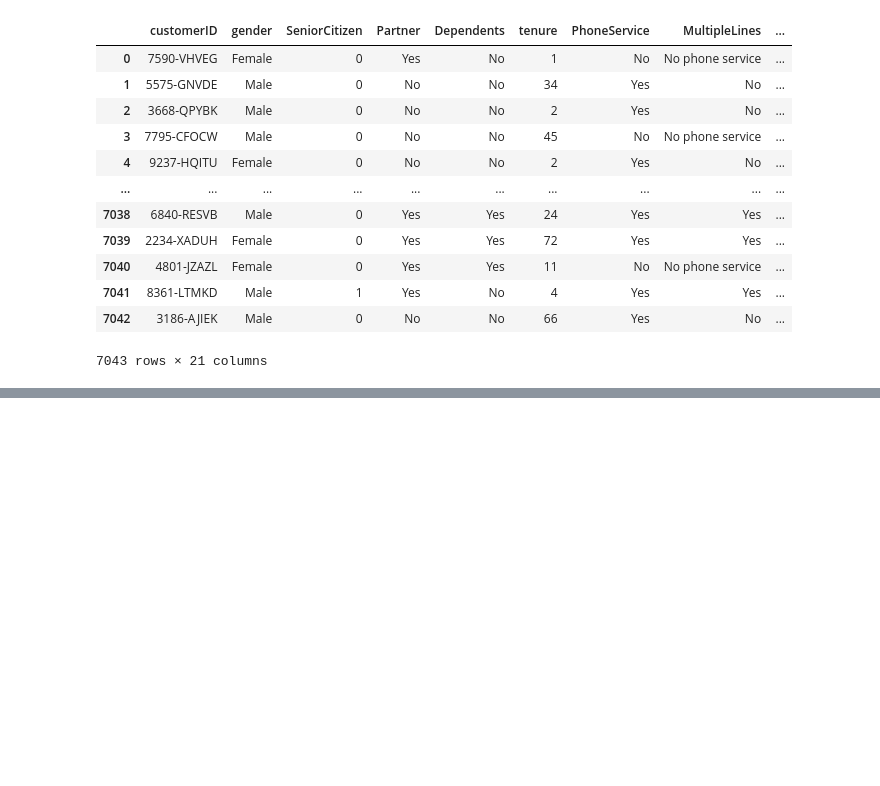
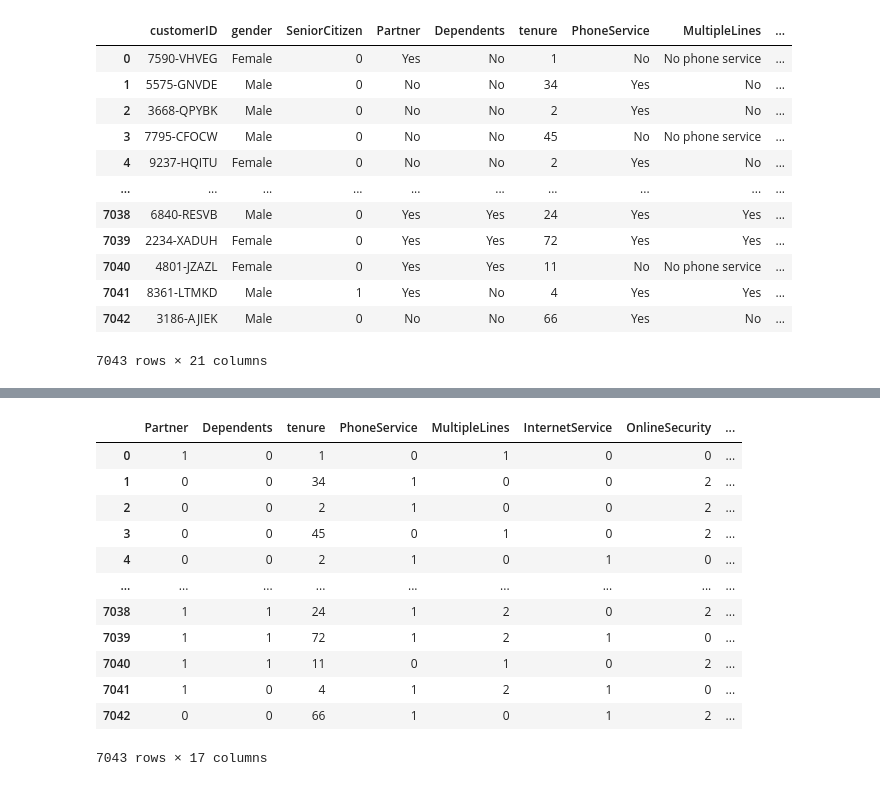
Before and after one commit to Pride-Akana/Spam-model, a Jupyter notebook: Other Project/churn_predition.ipynb, the cells around one changed output, grey strips where cells are left out. Drawn from its saved outputs; the diff is of its cells as text; code cells hidden in the pictures; blank space fills up the shorter version.

```diff
--- a/Other Project/churn_predition.ipynb
+++ b/Other Project/churn_predition.ipynb
@@ -24,0 +61,24 @@ churn_data
+# %%
+from sklearn.preprocessing import LabelEncoder
+encoded_data = {}
+list = ["Partner", "Dependents", "PhoneService", "MultipleLines", "InternetService", "OnlineSecurity", "OnlineBackup","DeviceProtection","TechSupport", "StreamingTV",	"Contract", "PaperlessBilling", "PaymentMethod", "Churn"]
+for col in list:
+ encoder = LabelEncoder()
+ churn_data[col] = encoder.fit_transform(churn_data[col])
+ encoded_data[col] = encoder
+# %%
+churn_data
+# %% [output]
+|  | Partner | Dependents | tenure | PhoneService | MultipleLines | InternetService | OnlineSecurity | ... |
+| 0 | 1 | 0 | 1 | 0 | 1 | 0 | 0 | ... |
+| 1 | 0 | 0 | 34 | 1 | 0 | 0 | 2 | ... |
+| 2 | 0 | 0 | 2 | 1 | 0 | 0 | 2 | ... |
+| 3 | 0 | 0 | 45 | 0 | 1 | 0 | 2 | ... |
+| 4 | 0 | 0 | 2 | 1 | 0 | 1 | 0 | ... |
+| ... | ... | ... | ... | ... | ... | ... | ... | ... |
+| 7038 | 1 | 1 | 24 | 1 | 2 | 0 | 2 | ... |
+| 7039 | 1 | 1 | 72 | 1 | 2 | 1 | 0 | ... |
+| 7040 | 1 | 1 | 11 | 0 | 1 | 0 | 2 | ... |
+| 7041 | 1 | 0 | 4 | 1 | 2 | 1 | 0 | ... |
+| 7042 | 0 | 0 | 66 | 1 | 0 | 1 | 2 | ... |
+7043 rows × 17 columns
```
Also changed, not shown: parts of 7 cells of this notebook, 2 other files.
